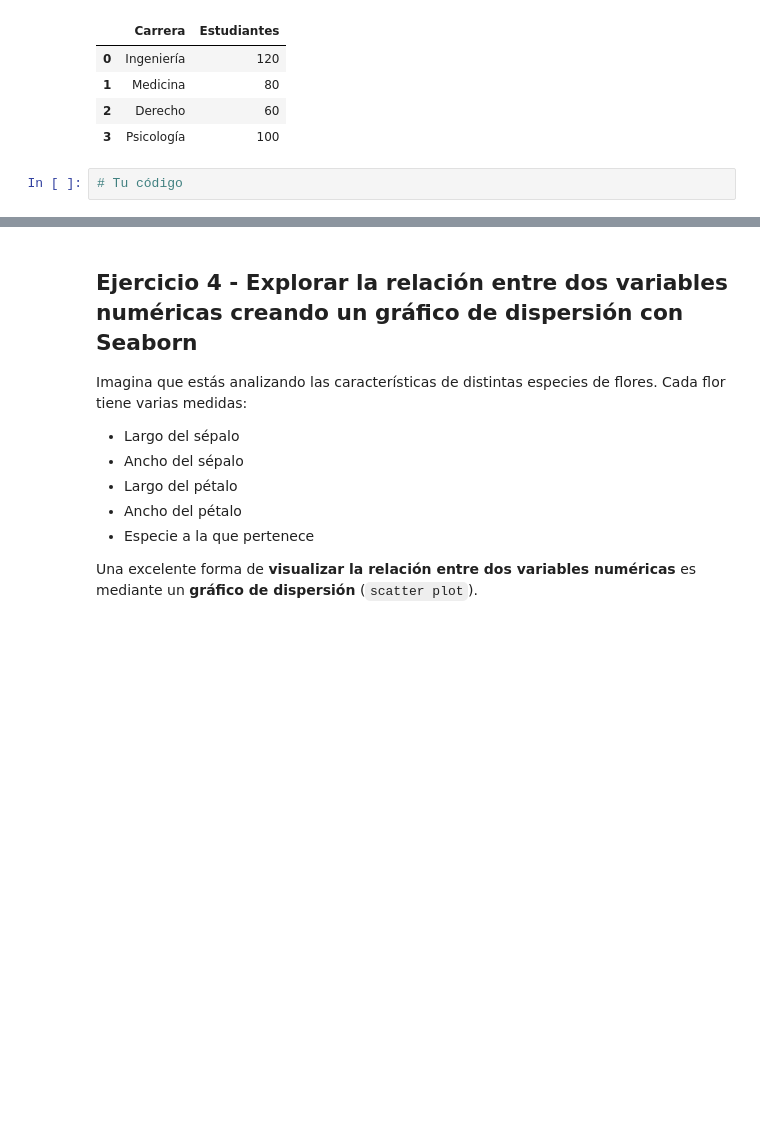
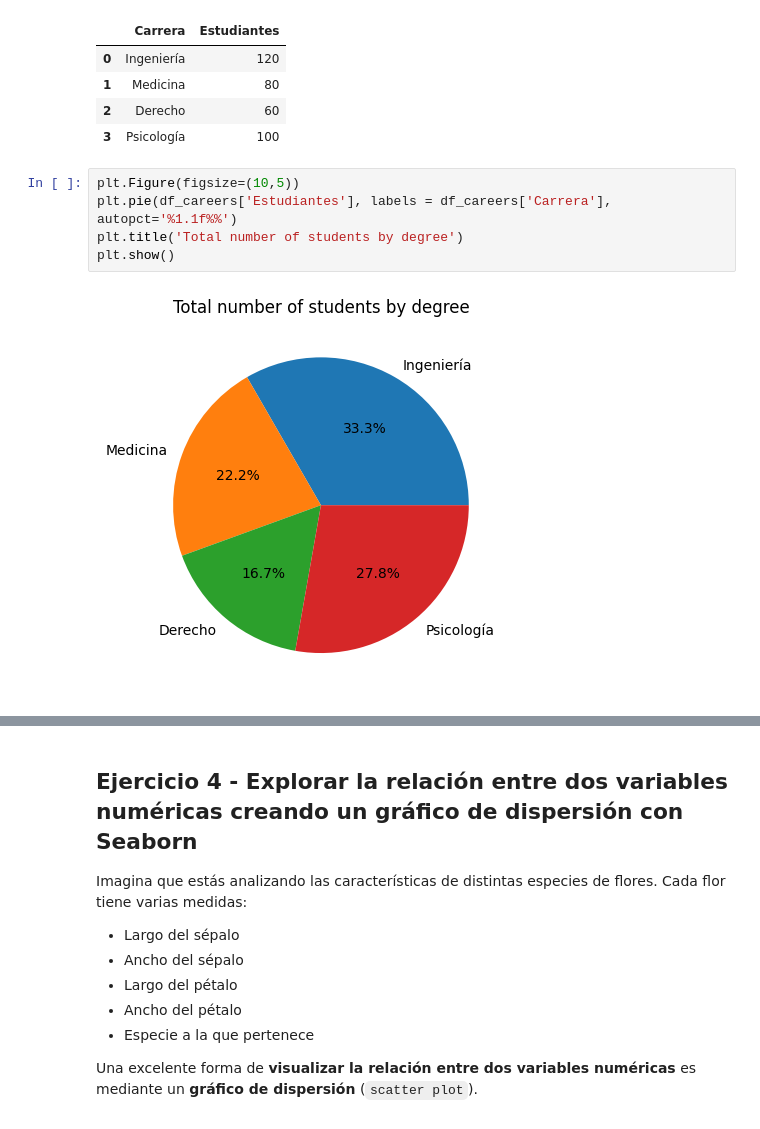
Before and after one commit to 4GeeksAcademy/Antonio27M-proyectodevisualizacion, a Jupyter notebook: notebook/03-project-visualization.ipynb, the cells around one changed output, grey strips where cells are left out. Saved outputs shown, nothing was run; the diff lists cells and outputs as text; blank space fills up the shorter version.

```diff
--- a/notebook/03-project-visualization.ipynb
+++ b/notebook/03-project-visualization.ipynb
@@ -139,4 +142,9 @@ df_careers
 | 2 | Derecho | 60 |
 | 3 | Psicología | 100 |
 # %%
-# Tu código
+plt.Figure(figsize=(10,5))
+plt.pie(df_careers['Estudiantes'], labels = df_careers['Carrera'], autopct='%1.1f%%')
+plt.title('Total number of students by degree')
+plt.show()
+# %% [output]
+[figure, added]
```
Also changed, not shown: parts of 4 cells of this notebook.
